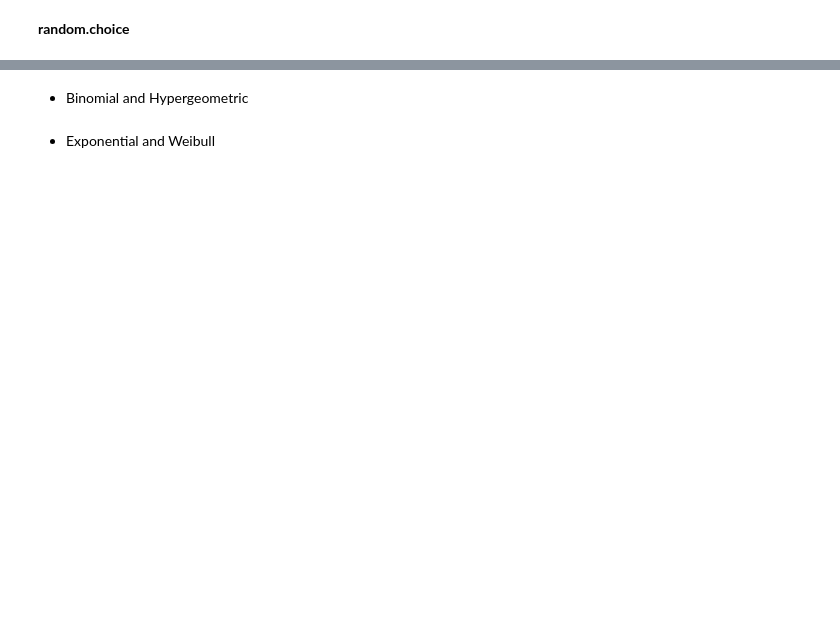
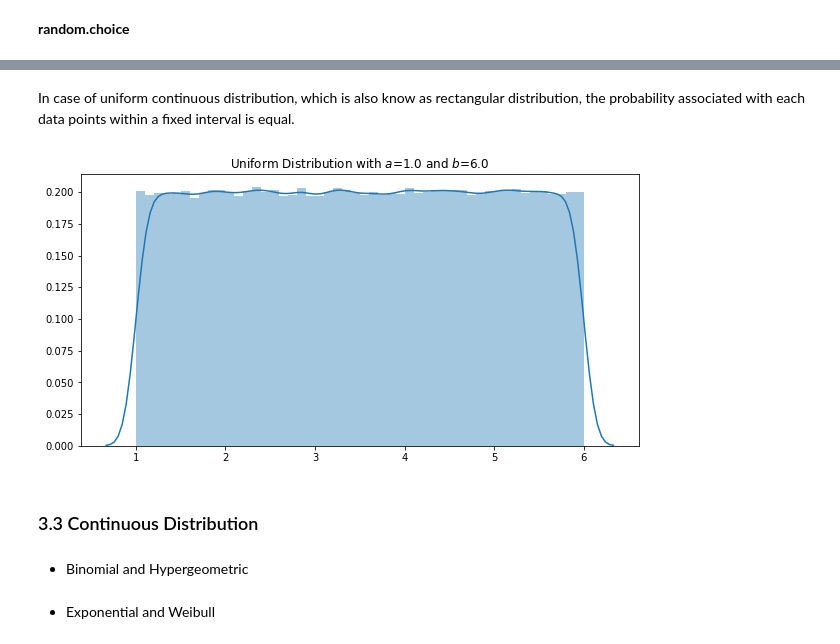
Before and after one commit to G00387847/numpy.random, a Jupyter notebook: numpy.random.ipynb, the cells around one changed output, grey strips where cells are left out. Saved outputs shown, nothing was run; the diff lists cells and outputs as text; code cells hidden in the pictures; blank space fills up the shorter version.

```diff
--- a/numpy.random.ipynb
+++ b/numpy.random.ipynb
@@ -206,3 +245,16 @@ I also found this graph below very interesting and I will try to compare my anal
+# %% [markdown]
+In case of uniform continuous distribution, which is also know as rectangular distribution, the probability associated with each data points within a fixed interval is equal.
+# %%
+#Here parameters a and b has been assigned the values 1 and 6
+s_uniform=np.random.uniform(1, 6, 500000)
+np.random.seed(seed=32)
+plt.subplots(figsize=(10,5))
+plot=sns.distplot(pd.DataFrame(s_uniform)).set_title('Uniform Distribution with $a$=%.1f and $b$=%.1f'%(1,6))
+fig=plot.get_figure()
+# %% [output]
+[figure, added]
+# %% [markdown]
+### 3.3 Continuous Distribution
 # %% [markdown]
 * Binomial and Hypergeometric
 # %% [markdown]
```
Also changed, not shown: parts of 23 cells of this notebook.
